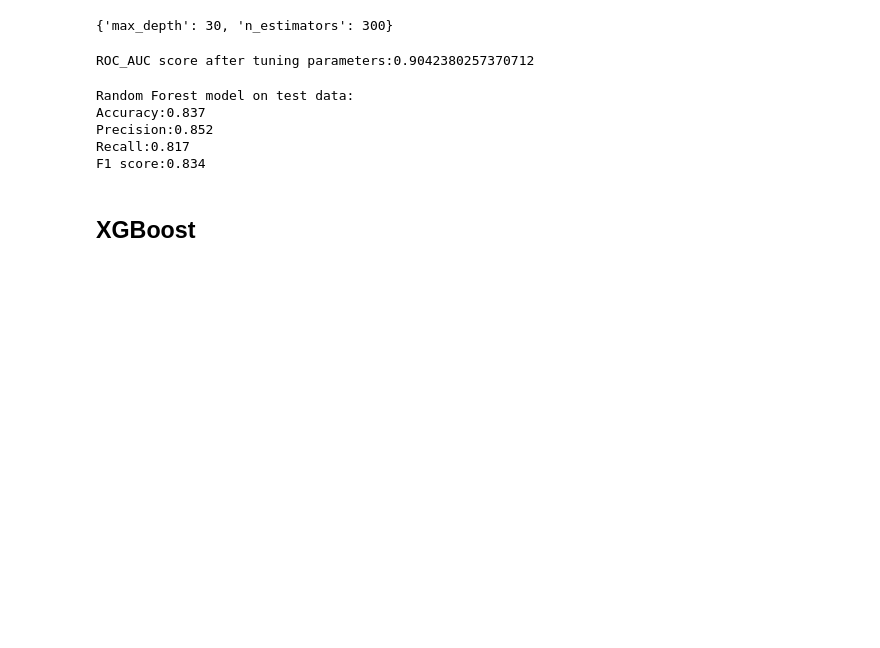
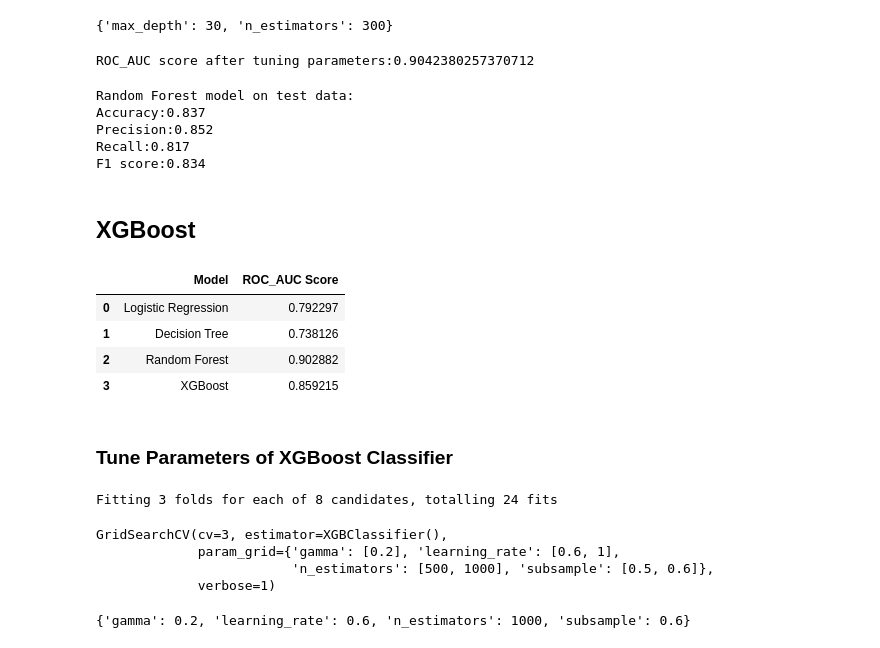
Before and after one commit to Anupam8858/Credit-Card-Default-Prediction, a Jupyter notebook: Credit_Card_Default_Prediction_Capstone_Project.ipynb, the cells around one changed output. Cells and saved outputs as stored; diff of their text form; code cells hidden in the pictures; blank space fills up the shorter version.

```diff
--- a/Credit_Card_Default_Prediction_Capstone_Project.ipynb
+++ b/Credit_Card_Default_Prediction_Capstone_Project.ipynb
@@ -750,3 +750,34 @@ Recall:0.817
 F1 score:0.834
 # %% [markdown]
 ## XGBoost
+# %%
+def run_xgboost():
+  '''
+  This function can call XGBoost Model.
+  '''
+  # Split data
+  X_train, X_test, y_train, y_test = data_split(X, y)
+
+  # Instantiate model
+  clf_xgb = XGBClassifier()
+
+  # Fit the model
+  clf_xgb.fit(X_train, y_train)
+
+  # Use model's default parameters to get cross validation score
+  scores = cross_val_score(clf_xgb, X_train, y_train, scoring ="roc_auc", cv = 5)
+  roc_auc_xgb = np.mean(scores)
+
+  return "XGBoost", roc_auc_xgb
+# %%
+# Storing the value in dataframe for XGBoost model.
+model_result.append(run_xgboost())
+pd.DataFrame(model_result, columns = ["Model", "ROC_AUC Score"])
+# %% [output]
+|  | Model | ROC_AUC Score |
+| 0 | Logistic Regression | 0.792297 |
+| 1 | Decision Tree | 0.738126 |
+| 2 | Random Forest | 0.902882 |
+| 3 | XGBoost | 0.859215 |
+# %% [markdown]
+### Tune Parameters of XGBoost Classifier
@@ -752,0 +787,26 @@ F1 score:0.834
+# %%
+# parameter grid values for GridSearchCv
+grid_values = {'learning_rate':[0.6,1],
+               'n_estimators':[500,1000],
+              'gamma':[0.2],
+              'subsample':[0.5,0.6]}
+
+# Instantiate the model
+clf_xgb = XGBClassifier()
+
+# Instantiate grid search model
+grid_search = GridSearchCV(estimator = clf_xgb, param_grid = grid_values, cv = 3, verbose = 1)
+
+# Fit grid search to the data
+grid_search.fit(X_train, y_train)
+# %% [output]
+Fitting 3 folds for each of 8 candidates, totalling 24 fits
+GridSearchCV(cv=3, estimator=XGBClassifier(),
+             param_grid={'gamma': [0.2], 'learning_rate': [0.6, 1],
+                         'n_estimators': [500, 1000], 'subsample': [0.5, 0.6]},
+             verbose=1)
+# %%
+# getting best parameters for model.
+grid_search.best_params_
+# %% [output]
+{'gamma': 0.2, 'learning_rate': 0.6, 'n_estimators': 1000, 'subsample': 0.6}
```
Also changed, not shown: parts of 5 cells of this notebook.
